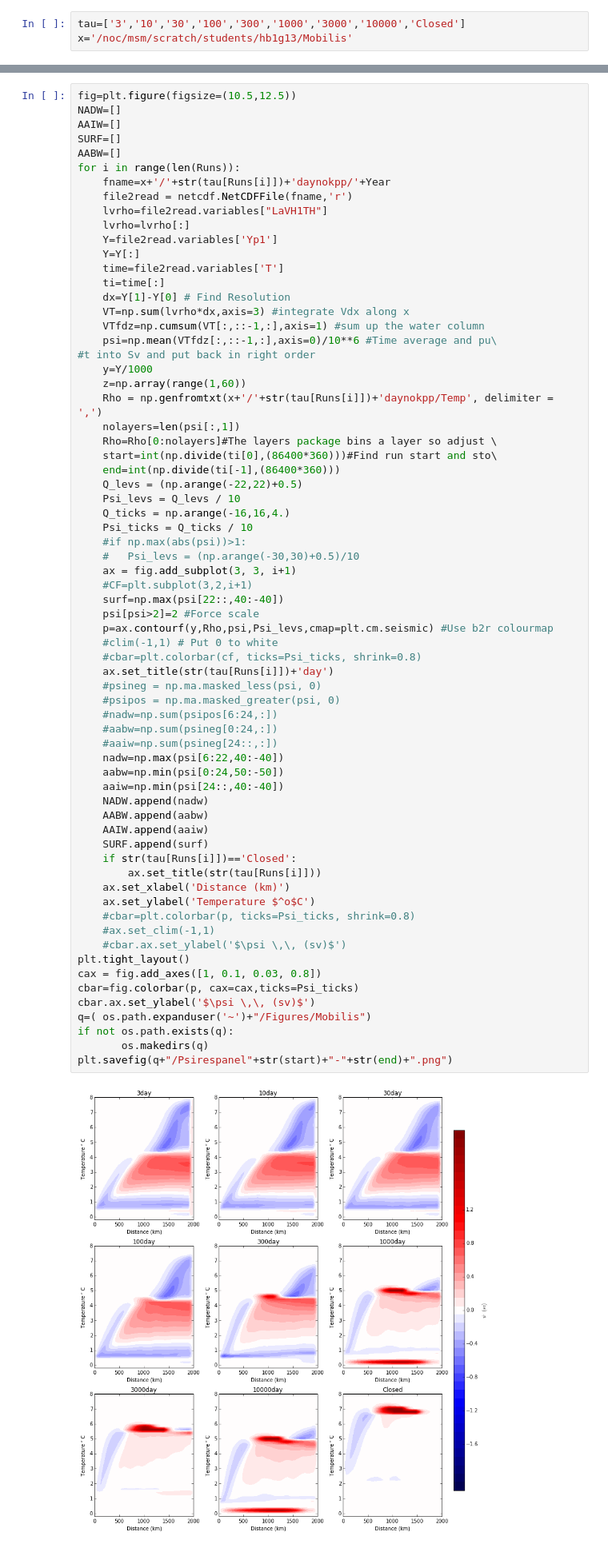
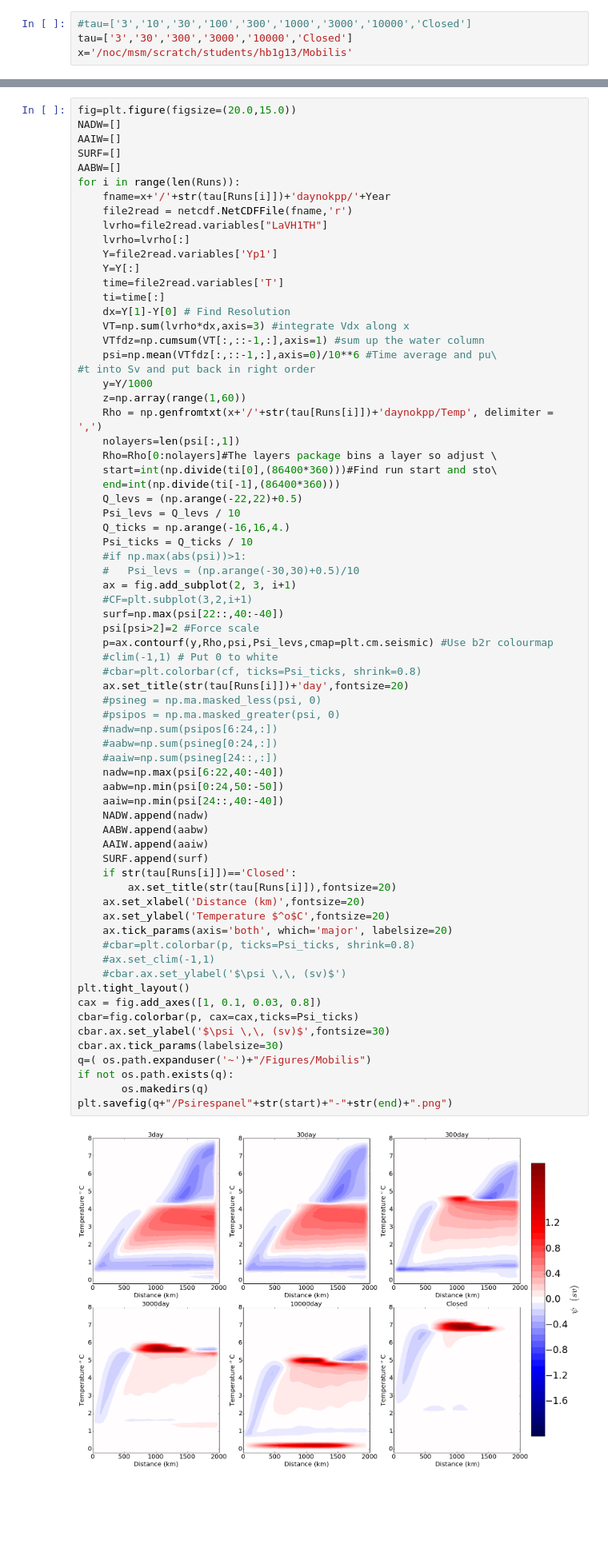
Before and after one commit to hlburns/Notebooks, a Jupyter notebook: Plotters/RMOC panels.ipynb, the cells around one changed output, grey strips where cells are left out. Shown at 80% size. Saved outputs shown, nothing was run; the diff lists cells and outputs as text; blank space fills up the shorter version.

Commit message:
Diabatic Check fixed and smoothed, plots axes large

```diff
--- a/Plotters/RMOC panels.ipynb
+++ b/Plotters/RMOC panels.ipynb
@@ -10,7 +10,8 @@ import matplotlib.gridspec as gridspec
 # %%
 Year='240-260Psi.nc'
 # %%
-tau=['3','10','30','100','300','1000','3000','10000','Closed']
+#tau=['3','10','30','100','300','1000','3000','10000','Closed']
+tau=['3','30','300','3000','10000','Closed']
 x='/noc/msm/scratch/students/hb1g13/Mobilis'
 # %%
 check=0
@@ -27,7 +28,7 @@ u...)'
 # %%
 Runs=np.array(runs)
 # %%
-fig=plt.figure(figsize=(10.5,12.5))
+fig=plt.figure(figsize=(20.0,15.0))
 NADW=[]
 AAIW=[]
 SURF=[]
@@ -59,43 +60,45 @@ for i in range(len(Runs)):
     Psi_ticks = Q_ticks / 10
     #if np.max(abs(psi))>1:
     #   Psi_levs = (np.arange(-30,30)+0.5)/10
-    ax = fig.add_subplot(3, 3, i+1)
+    ax = fig.add_subplot(2, 3, i+1)
     #CF=plt.subplot(3,2,i+1)
     surf=np.max(psi[22::,40:-40])
     psi[psi>2]=2 #Force scale
     p=ax.contourf(y,Rho,psi,Psi_levs,cmap=plt.cm.seismic) #Use b2r colourmap
     #clim(-1,1) # Put 0 to white
     #cbar=plt.colorbar(cf, ticks=Psi_ticks, shrink=0.8)
-    ax.set_title(str(tau[Runs[i]])+'day')
+    ax.set_title(str(tau[Runs[i]])+'day',fontsize=20)
     #psineg = np.ma.masked_less(psi, 0)
     #psipos = np.ma.masked_greater(psi, 0)
     #nadw=np.sum(psipos[6:24,:])
     #aabw=np.sum(psineg[0:24,:])
     #aaiw=np.sum(psineg[24::,:])
     nadw=np.max(psi[6:22,40:-40])
     aabw=np.min(psi[0:24,50:-50])
     aaiw=np.min(psi[24::,40:-40])
     NADW.append(nadw)
     AABW.append(aabw)
     AAIW.append(aaiw)
     SURF.append(surf)
     if str(tau[Runs[i]])=='Closed':
-        ax.set_title(str(tau[Runs[i]]))
-    ax.set_xlabel('Distance (km)')
-    ax.set_ylabel('Temperature $^o$C')
+        ax.set_title(str(tau[Runs[i]]),fontsize=20)
+    ax.set_xlabel('Distance (km)',fontsize=20)
+    ax.set_ylabel('Temperature $^o$C',fontsize=20)
+    ax.tick_params(axis='both', which='major', labelsize=20)
     #cbar=plt.colorbar(p, ticks=Psi_ticks, shrink=0.8)
     #ax.set_clim(-1,1)
     #cbar.ax.set_ylabel('$\psi \,\, (sv)$')
 plt.tight_layout()
 cax = fig.add_axes([1, 0.1, 0.03, 0.8])
 cbar=fig.colorbar(p, cax=cax,ticks=Psi_ticks)
-cbar.ax.set_ylabel('$\psi \,\, (sv)$')
+cbar.ax.set_ylabel('$\psi \,\, (sv)$',fontsize=30)
+cbar.ax.tick_params(labelsize=30)
 q=( os.path.expanduser('~')+"/Figures/Mobilis")
 if not os.path.exists(q):
        os.makedirs(q)
 plt.savefig(q+"/Psirespanel"+str(start)+"-"+str(end)+".png")
 # %% [output]
-[figure, old version]
+[figure, new version]
 # %%
 tau[8]=100000
 plt.plot(tau,abs(np.array(AABW)),label='AABW',marker='o')
```
Also changed, not shown: 3 other files.
